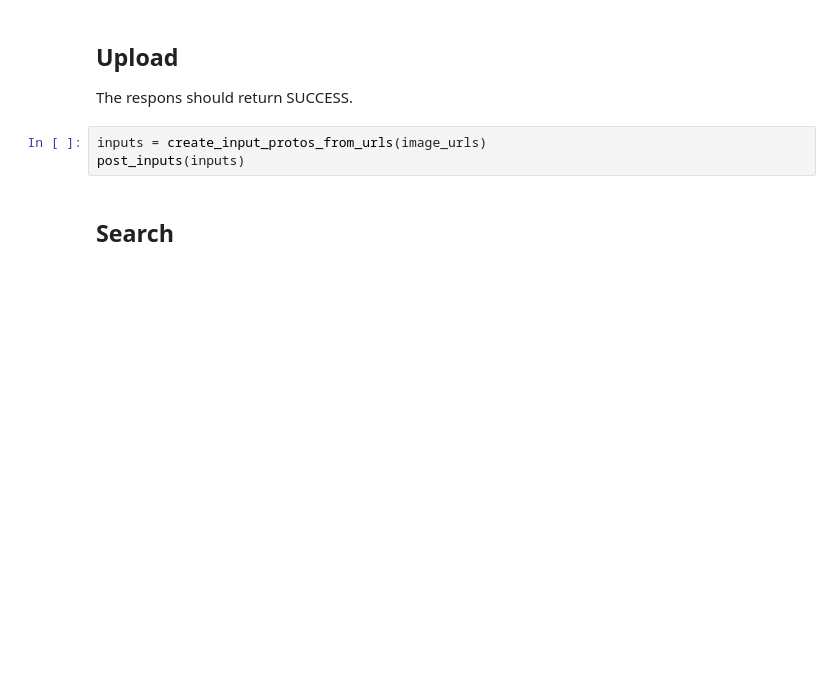
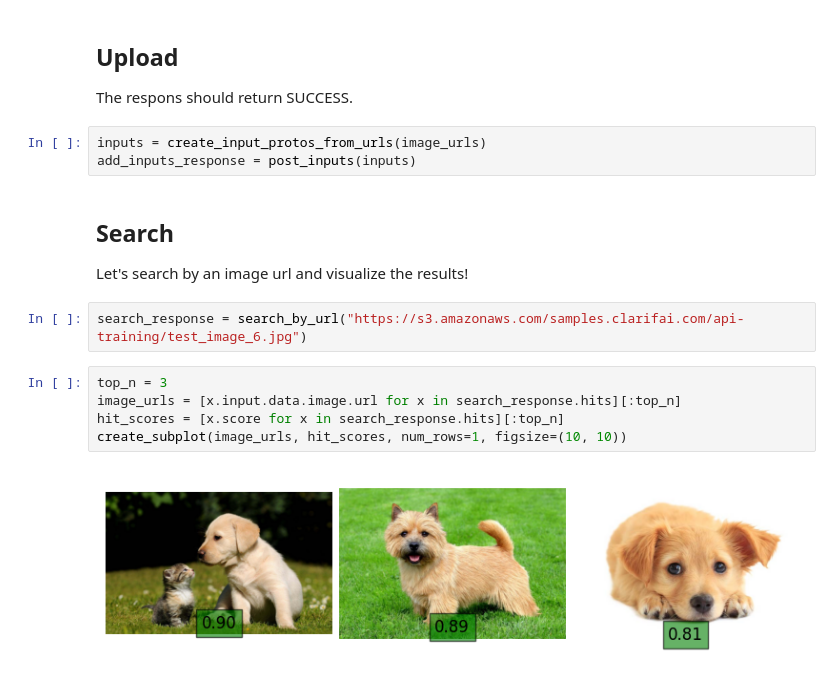
Before and after one commit to Clarifai/colab-notebooks, a Jupyter notebook: search/visual_search.ipynb, the cells around one changed output. Saved outputs shown, nothing was run; the diff lists cells and outputs as text; blank space fills up the shorter version.

```diff
--- a/search/visual_search.ipynb
+++ b/search/visual_search.ipynb
@@ -179,6 +226,17 @@ image_urls = [
 The respons should return SUCCESS.
 # %%
 inputs = create_input_protos_from_urls(image_urls)
-post_inputs(inputs)
+add_inputs_response = post_inputs(inputs)
-# %% [markdown]
-## Search
+# %% [markdown]
+## Search
+
+Let's search by an image url and visualize the results!
+# %%
+search_response = search_by_url("https://s3.amazonaws.com/samples.clarifai.com/api-training/test_image_6.jpg")
+# %%
+top_n = 3
+image_urls = [x.input.data.image.url for x in search_response.hits][:top_n]
+hit_scores = [x.score for x in search_response.hits][:top_n]
+create_subplot(image_urls, hit_scores, num_rows=1, figsize=(10, 10))
+# %% [output]
+[figure, added]
```
Also changed, not shown: parts of 4 cells of this notebook, 1 other file.
